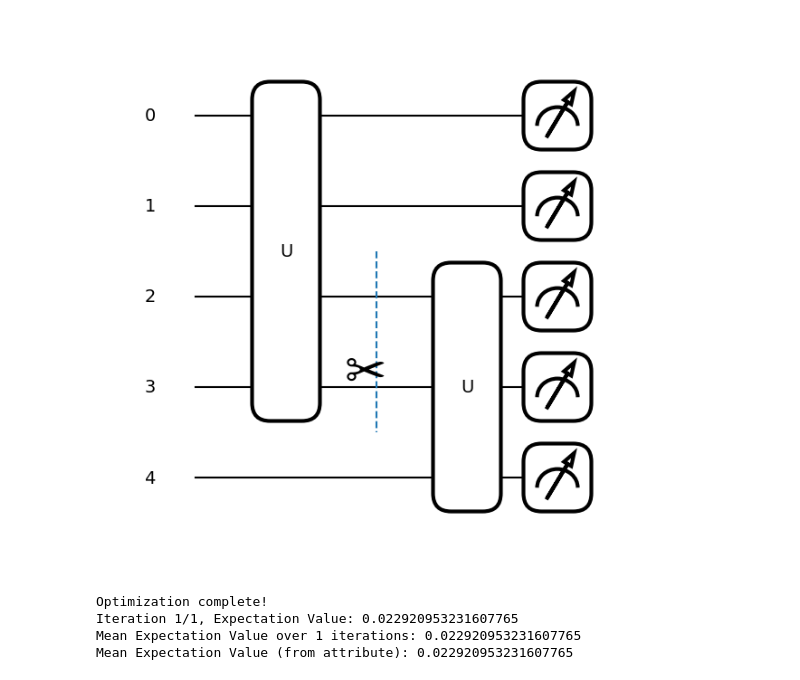
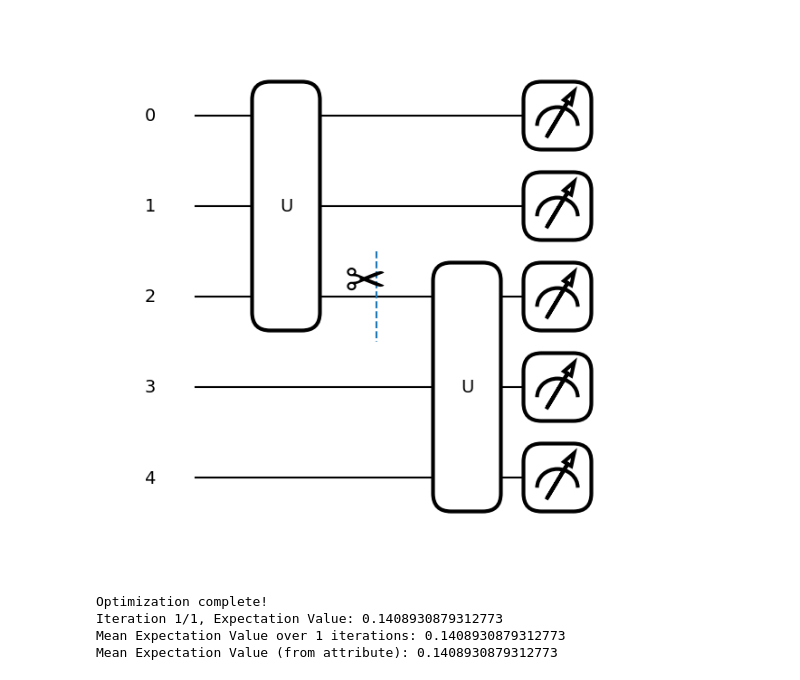
Before and after one commit to gideonuchehara/RICCO-Circuit-Cutting-Algorithm, a Jupyter notebook: notebooks/notebook.ipynb, the cells around one changed output. Drawn from its saved outputs; the diff is of its cells as text; code cells hidden in the pictures.

```diff
--- a/notebooks/notebook.ipynb
+++ b/notebooks/notebook.ipynb
@@ -1,30 +1,30 @@
 # %%
 import pennylane as qml
 from pennylane import numpy as np
 from ricco.utils import generate_random_circuit
 
 num_qubits = 5
-num_cuts=2
+num_cuts=1
 seed_u = 103
 seed_v = 105
 
 # Initialize device for RICCO optimization
 dev = qml.device("default.qubit", wires=range(num_qubits))
 
 # Define and create a QNode for the generated quantum circuit
 random_circuit_qnode = qml.QNode(generate_random_circuit, device=dev)
 
 # Update QNode and Compute expectation value of the uncut circuit
 uncut_random_circuit_expval = random_circuit_qnode(
     num_qubits, num_cuts, seed_u, seed_v)
 
 # Optionally display the uncut circuit
 fig1, ax = qml.draw_mpl(random_circuit_qnode)(num_qubits, num_cuts,
                                               seed_u, seed_v)
 
 tape = random_circuit_qnode.qtape
 # %% [output]
-[figure, old version]
+[figure, new version]
 # %%
 from ricco.algorithm import RICCO
 # Initialize RICCO
@@ -37,9 +37,9 @@ ricco.run_multiple_trials(iterations=1)
 print("Mean Expectation Value (from attribute):", ricco.mean_expval)
 # %% [output]
 Optimization complete!
-Iteration 1/1, Expectation Value: 0.022920953231607765
-Mean Expectation Value over 1 iterations: 0.022920953231607765
-Mean Expectation Value (from attribute): 0.022920953231607765
+Iteration 1/1, Expectation Value: 0.1408930879312773
+Mean Expectation Value over 1 iterations: 0.1408930879312773
+Mean Expectation Value (from attribute): 0.1408930879312773
 # %%
 qml.execute([tape], dev)
 # %% [output]
```
Also changed, not shown: parts of 2 cells of this notebook, 1 other file.
